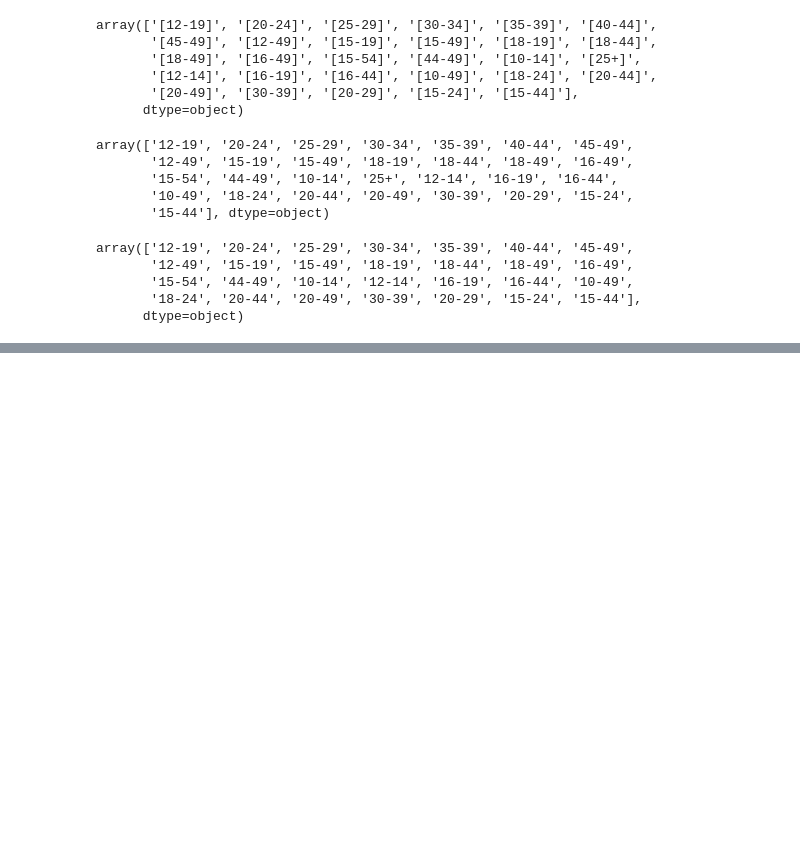
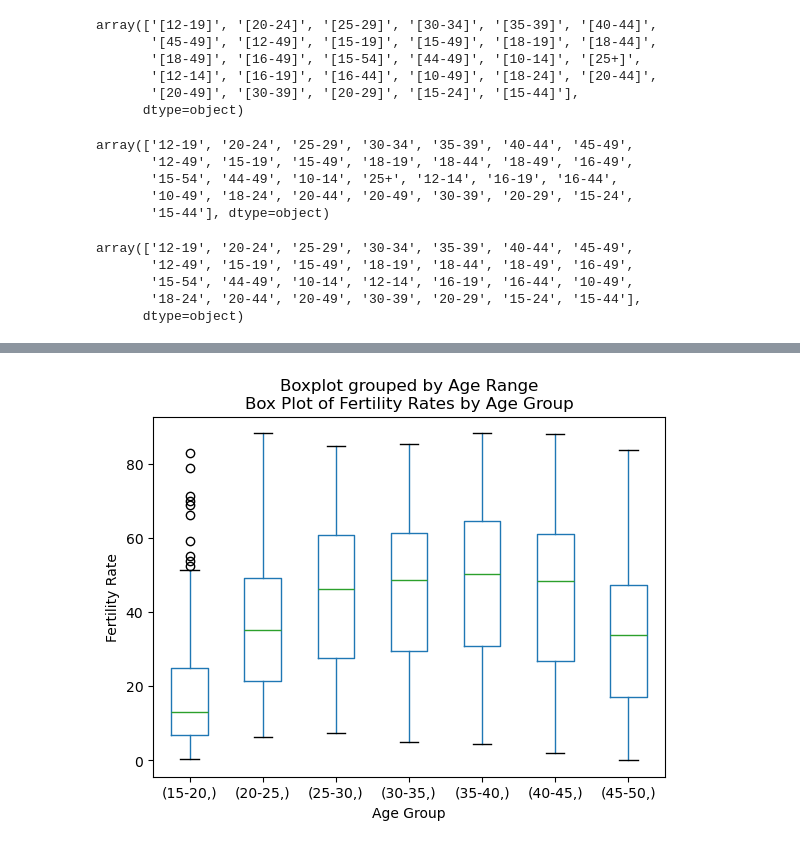
Before and after one commit to AidanDavid/development_vs_fertility, a Jupyter notebook: Vidushi/main_vidushi.ipynb, the cells around one changed output, grey strips where cells are left out. Cells and saved outputs as stored; diff of their text form; code cells hidden in the pictures; blank space fills up the shorter version.

```diff
--- a/Vidushi/main_vidushi.ipynb
+++ b/Vidushi/main_vidushi.ipynb
@@ -177,0 +231,11 @@ age_clean_df
+# %%
+#Using box plot since data is very closely clustered
+
+age_clean_df.boxplot(column="Data value", by=["Age Range"], grid=False)
+plt.title('Box Plot of Fertility Rates by Age Group')
+plt.xlabel('Age Group')
+plt.ylabel('Fertility Rate')
+
+plt.show()
+# %% [output]
+[figure, added]
```
Also changed, not shown: parts of 17 cells of this notebook, 1 other file.
